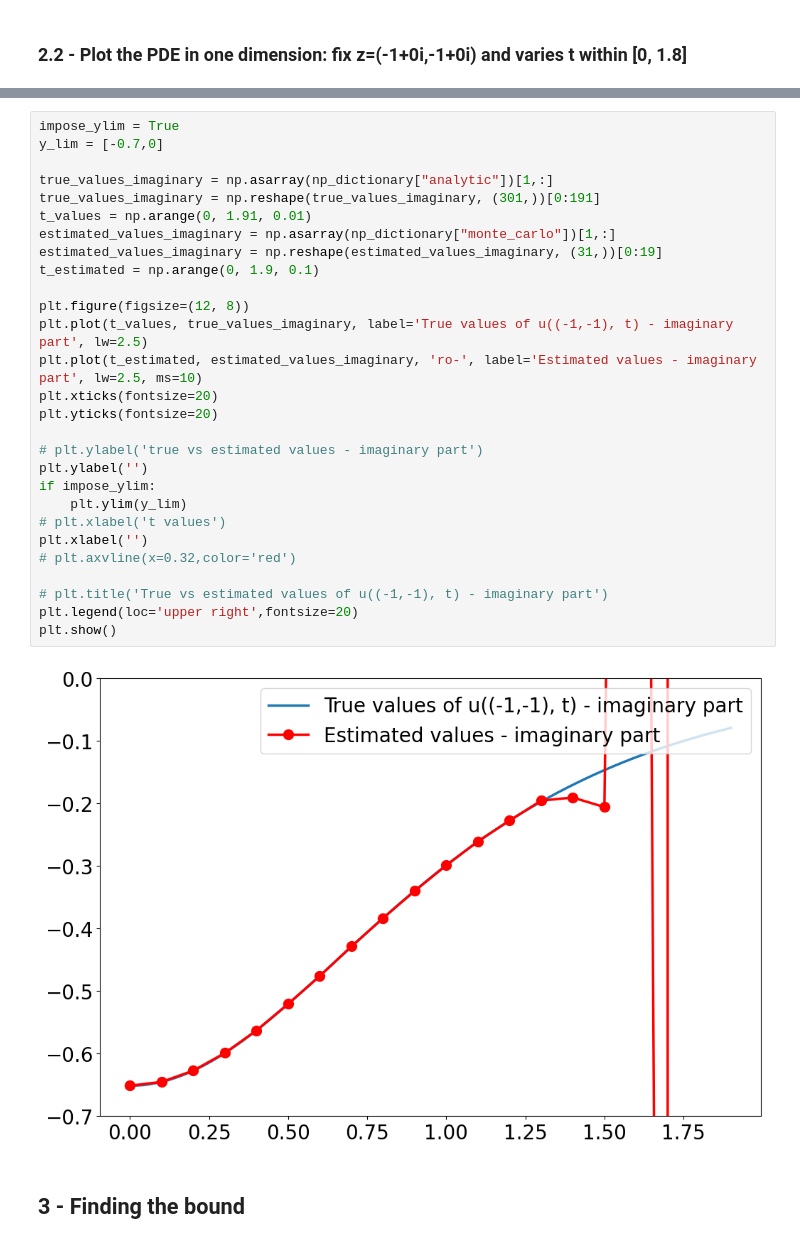
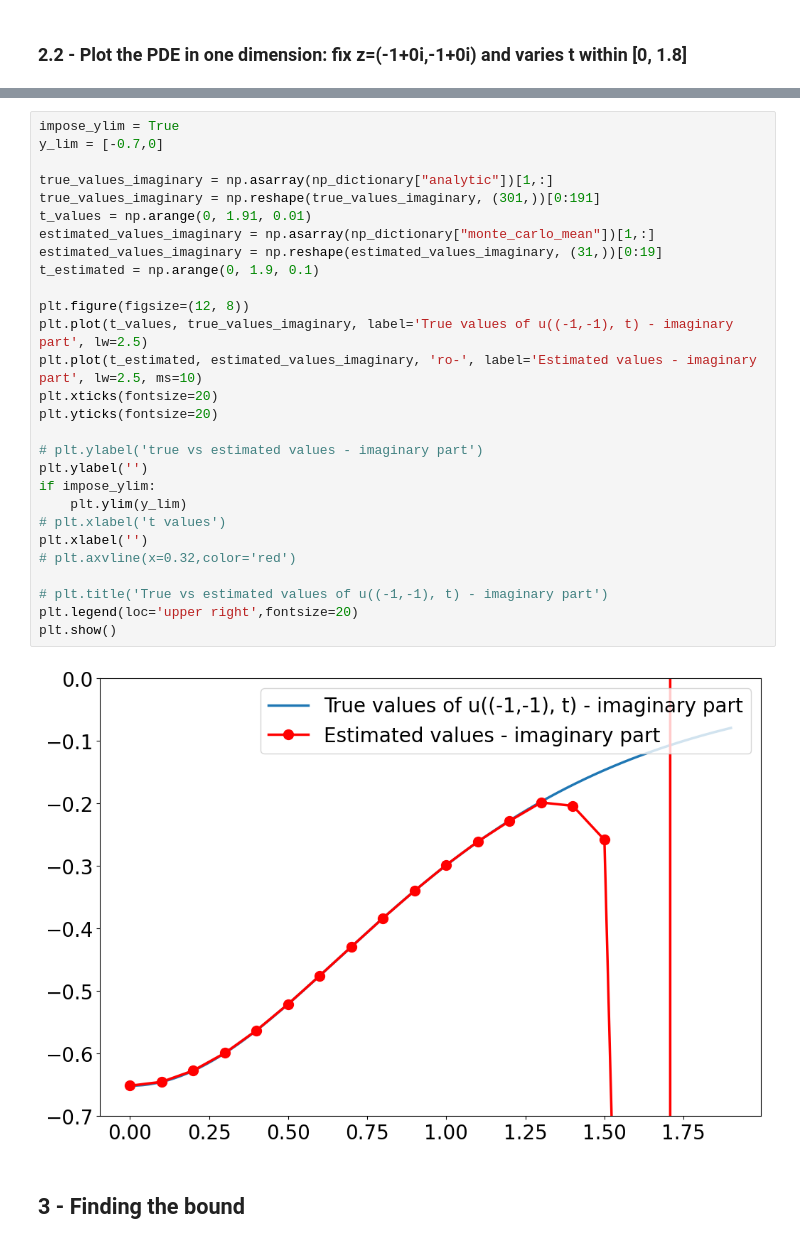
Before and after one commit to chanjuanyin/Nonlinear_Wave_simulations, a Jupyter notebook: Simulation_06/Plot_history.ipynb, the cells around one changed output, grey strips where cells are left out. Saved outputs shown, nothing was run; the diff lists cells and outputs as text.

```diff
--- a/Simulation_06/Plot_history.ipynb
+++ b/Simulation_06/Plot_history.ipynb
@@ -84,33 +84,33 @@ plt.show()
 # %%
 impose_ylim = True
 y_lim = [-0.7,0]
 
 true_values_imaginary = np.asarray(np_dictionary["analytic"])[1,:]
 true_values_imaginary = np.reshape(true_values_imaginary, (301,))[0:191]
 t_values = np.arange(0, 1.91, 0.01)
-estimated_values_imaginary = np.asarray(np_dictionary["monte_carlo"])[1,:]
+estimated_values_imaginary = np.asarray(np_dictionary["monte_carlo_mean"])[1,:]
 estimated_values_imaginary = np.reshape(estimated_values_imaginary, (31,))[0:19]
 t_estimated = np.arange(0, 1.9, 0.1)
 
 plt.figure(figsize=(12, 8))
 plt.plot(t_values, true_values_imaginary, label='True values of u((-1,-1), t) - imaginary part', lw=2.5)
 plt.plot(t_estimated, estimated_values_imaginary, 'ro-', label='Estimated values - imaginary part', lw=2.5, ms=10)
 plt.xticks(fontsize=20)
 plt.yticks(fontsize=20)
 
 # plt.ylabel('true vs estimated values - imaginary part')
 plt.ylabel('')
 if impose_ylim:
     plt.ylim(y_lim)
 # plt.xlabel('t values')
 plt.xlabel('')
 # plt.axvline(x=0.32,color='red')
 
 # plt.title('True vs estimated values of u((-1,-1), t) - imaginary part')
 plt.legend(loc='upper right',fontsize=20)
 plt.show()
 # %% [output]
-[figure, old version]
+[figure, new version]
 # %% [markdown]
 <a name='3'></a>
 ## 3 - Finding the bound
```
Also changed, not shown: parts of 1 cell of this notebook, 20 other files.
